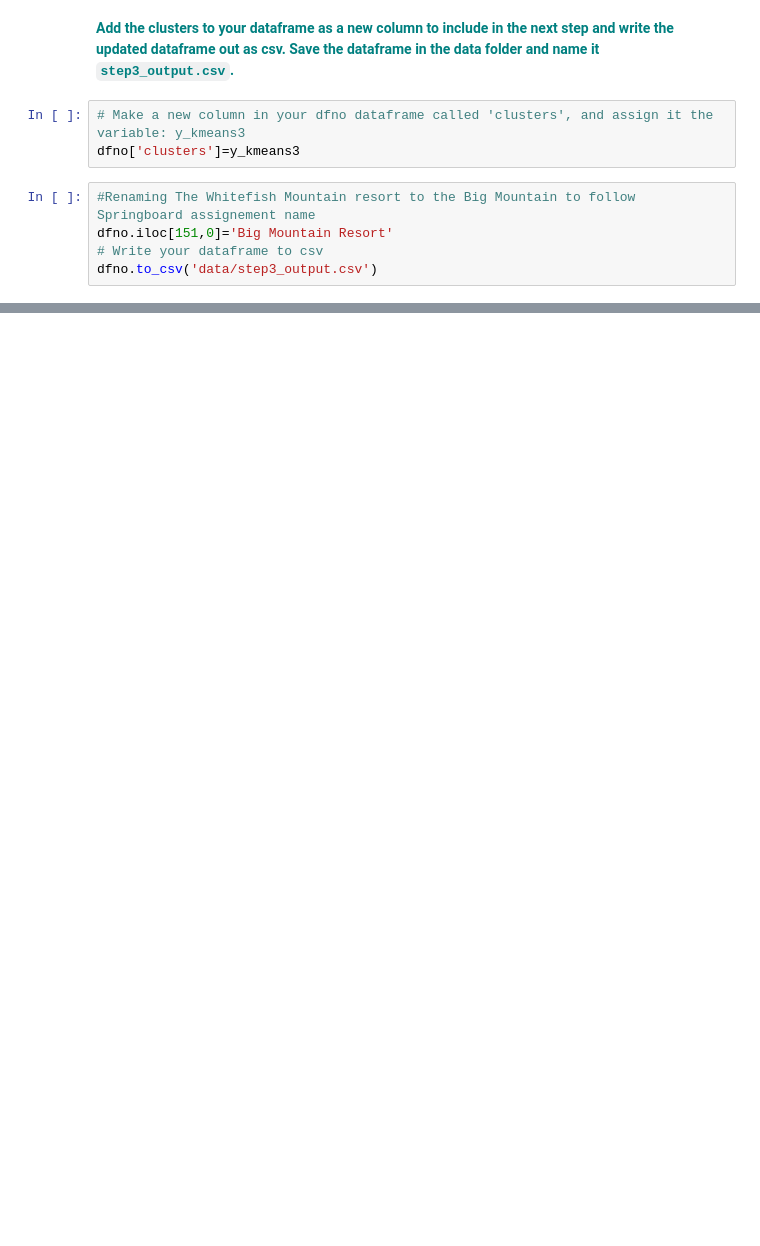
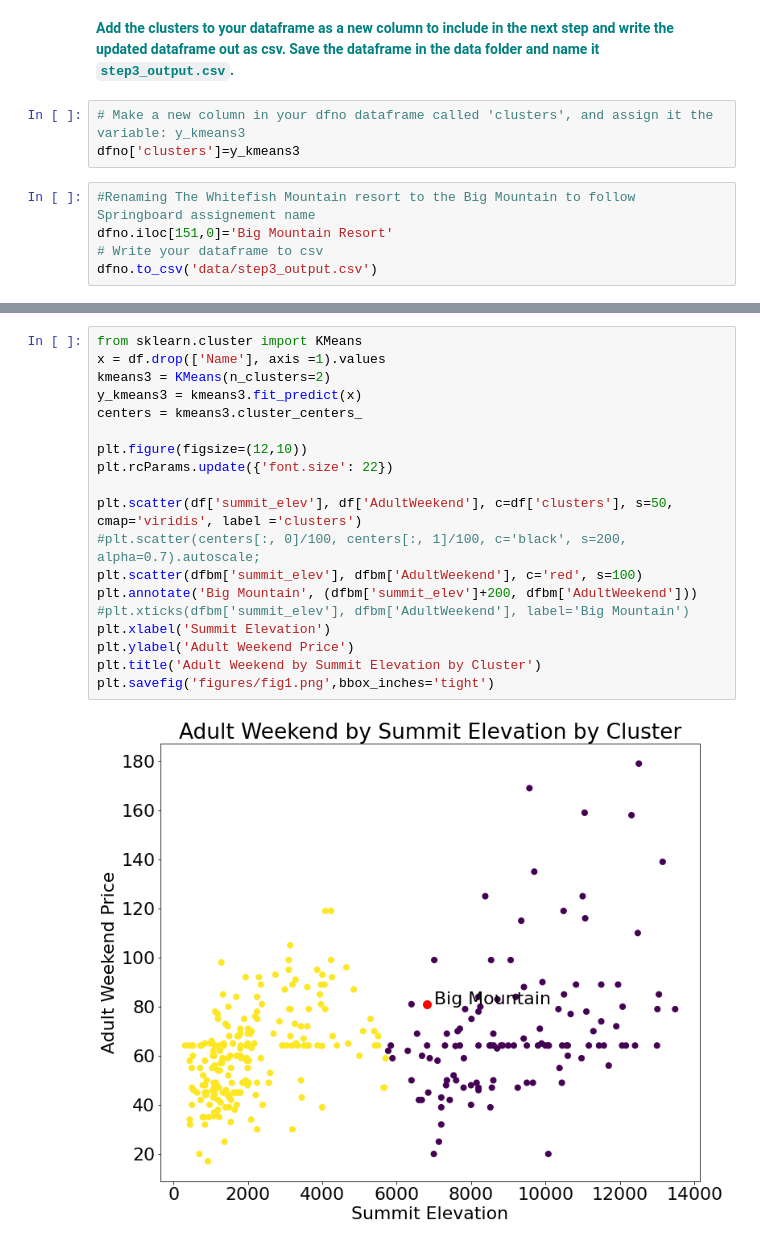
Before and after one commit to adreyzin/mySpringboardRepo, a Jupyter notebook: Guided Capstone/Guided Capstone.ipynb, the cells around one changed output, grey strips where cells are left out. Cells and saved outputs as stored; diff of their text form; blank space fills up the shorter version.

```diff
--- a/Guided Capstone/3. Exploratory Data Analysis.ipynb
+++ b/Guided Capstone/Guided Capstone.ipynb
@@ -399,0 +1261,21 @@ dfno.to_csv('data/step3_output.csv')
+# %%
+from sklearn.cluster import KMeans
+x = df.drop(['Name'], axis =1).values
+kmeans3 = KMeans(n_clusters=2)
+y_kmeans3 = kmeans3.fit_predict(x)
+centers = kmeans3.cluster_centers_
+
+plt.figure(figsize=(12,10))
+plt.rcParams.update({'font.size': 22})
+
+plt.scatter(df['summit_elev'], df['AdultWeekend'], c=df['clusters'], s=50, cmap='viridis', label ='clusters')
+#plt.scatter(centers[:, 0]/100, centers[:, 1]/100, c='black', s=200, alpha=0.7).autoscale;
+plt.scatter(dfbm['summit_elev'], dfbm['AdultWeekend'], c='red', s=100)
+plt.annotate('Big Mountain', (dfbm['summit_elev']+200, dfbm['AdultWeekend']))
+#plt.xticks(dfbm['summit_elev'], dfbm['AdultWeekend'], label='Big Mountain')
+plt.xlabel('Summit Elevation')
+plt.ylabel('Adult Weekend Price')
+plt.title('Adult Weekend by Summit Elevation by Cluster')
+plt.savefig('figures/fig1.png',bbox_inches='tight')
+# %% [output]
+[figure, added]
```
Also changed, not shown: parts of 159 cells of this notebook, 7 other files.
